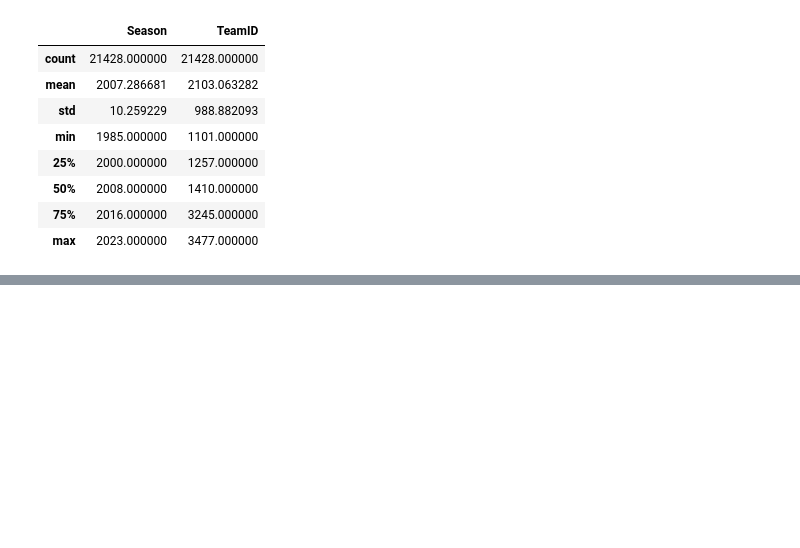
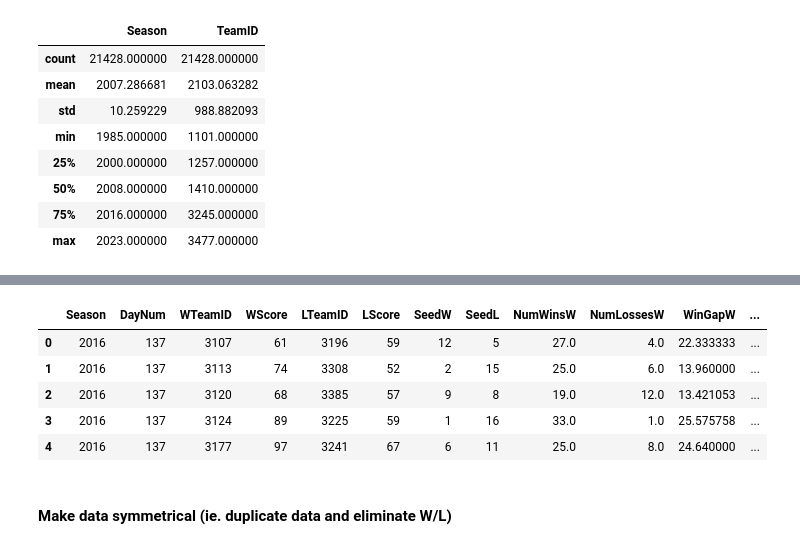
Before and after one commit to aaronpetryio/random, a Jupyter notebook: mmlm_model1.ipynb, the cells around one changed output, grey strips where cells are left out. Saved outputs shown, nothing was run; the diff lists cells and outputs as text; code cells hidden in the pictures; blank space fills up the shorter version.

```diff
--- a/mmlm_model1.ipynb
+++ b/mmlm_model1.ipynb
@@ -118,0 +219,51 @@ df_features_full.describe()
+# %%
+# Write a function to remove any alphanumeric character from the seeds (ie. Change from Z12 to 12)
+def fix_seed(seed):
+  return int(re.sub("[^0-9]", "", seed))
+# %%
+# Apply the fix to the seeds in the dataframe
+df['SeedW'] = df['SeedW'].apply(fix_seed)
+df['SeedL'] = df['SeedL'].apply(fix_seed)
+# %%
+# Add the season stats (wins, losses, avg. win gap, avg. loss gap, win ratio, average gap) to the winning teams
+df = pd.merge(
+    df,
+    df_features_full,
+    how='left',
+    left_on=['Season', 'WTeamID'],
+    right_on=['Season', 'TeamID']
+).rename(columns={
+    'NumWins' : 'NumWinsW',
+    'NumLosses' : 'NumLossesW',
+    'WinGap' : 'WinGapW',
+    'LossGap' : 'LossGapW',
+    'WinRatio' : 'WinRatioW',
+    'GapAvg' : 'GapAvgW'
+}).drop(columns='TeamID', axis=1)
+# %%
+# Add the season stats (wins, losses, avg. win gap, avg. loss gap, win ratio, average gap) to the losing teams
+df = pd.merge(
+    df,
+    df_features_full,
+    how='left',
+    left_on=['Season', 'LTeamID'],
+    right_on=['Season', 'TeamID']
+).rename(columns={
+    'NumWins' : 'NumWinsL',
+    'NumLosses' : 'NumLossesL',
+    'WinGap' : 'WinGapL',
+    'LossGap' : 'LossGapL',
+    'WinRatio' : 'WinRatioL',
+    'GapAvg' : 'GapAvgL'
+}).drop(columns='TeamID', axis=1)
+# %%
+df.head()
+# %% [output]
+|  | Season | DayNum | WTeamID | WScore | LTeamID | LScore | SeedW | SeedL | NumWinsW | NumLossesW | WinGapW | ... |
+| 0 | 2016 | 137 | 3107 | 61 | 3196 | 59 | 12 | 5 | 27.0 | 4.0 | 22.333333 | ... |
+| 1 | 2016 | 137 | 3113 | 74 | 3308 | 52 | 2 | 15 | 25.0 | 6.0 | 13.960000 | ... |
+| 2 | 2016 | 137 | 3120 | 68 | 3385 | 57 | 9 | 8 | 19.0 | 12.0 | 13.421053 | ... |
+| 3 | 2016 | 137 | 3124 | 89 | 3225 | 59 | 1 | 16 | 33.0 | 1.0 | 25.575758 | ... |
+| 4 | 2016 | 137 | 3177 | 97 | 3241 | 67 | 6 | 11 | 25.0 | 8.0 | 24.640000 | ... |
+# %% [markdown]
+#### Make data symmetrical (ie. duplicate data and eliminate W/L)
```
Also changed, not shown: parts of 31 cells of this notebook.
